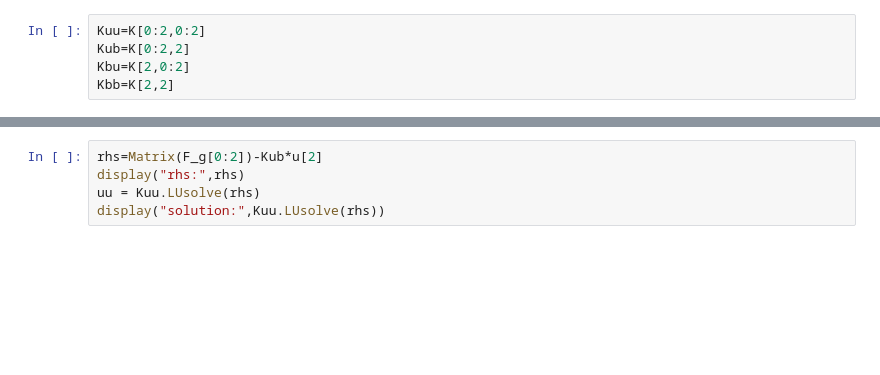
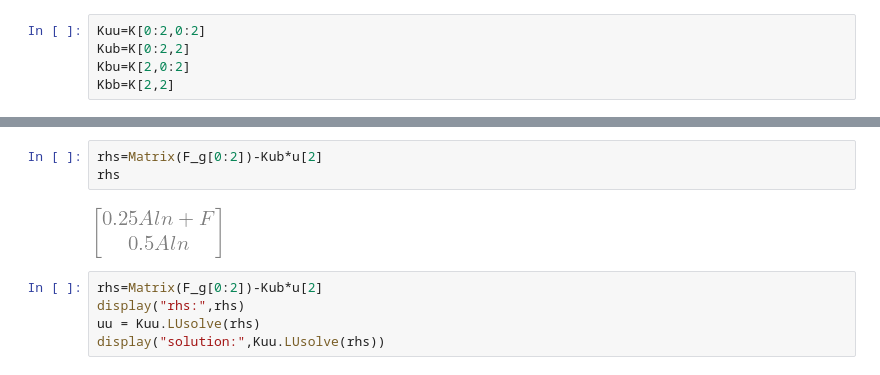
Before and after one commit to steffenbeese/FEMI_Skript, a Jupyter notebook: _sources/chapters/chapter2/Interactive_tmp.ipynb, the cells around one changed output, grey strips where cells are left out. Cells and saved outputs as stored; diff of their text form; blank space fills up the shorter version.

```diff
--- a/_sources/chapters/chapter2/Interactive_tmp.ipynb
+++ b/_sources/chapters/chapter2/Interactive_tmp.ipynb
@@ -24,3 +32,8 @@ Kbb=K[2,2]
+# %%
+rhs=Matrix(F_g[0:2])-Kub*u[2]
+rhs
+# %% [output]
+[figure, added]
 # %%
 rhs=Matrix(F_g[0:2])-Kub*u[2]
 display("rhs:",rhs)
```
Also changed, not shown: parts of 2 cells of this notebook, 32 other files.
